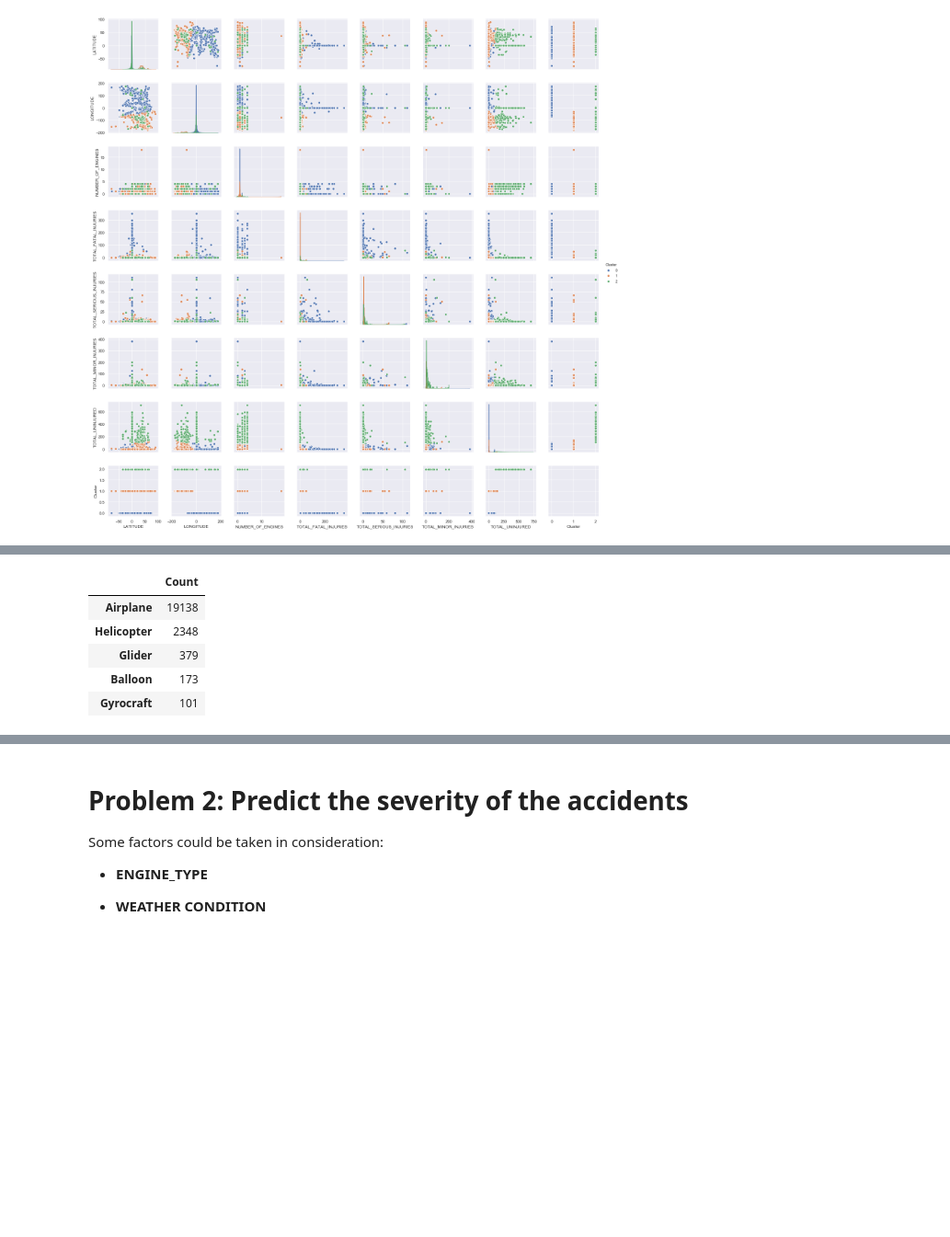
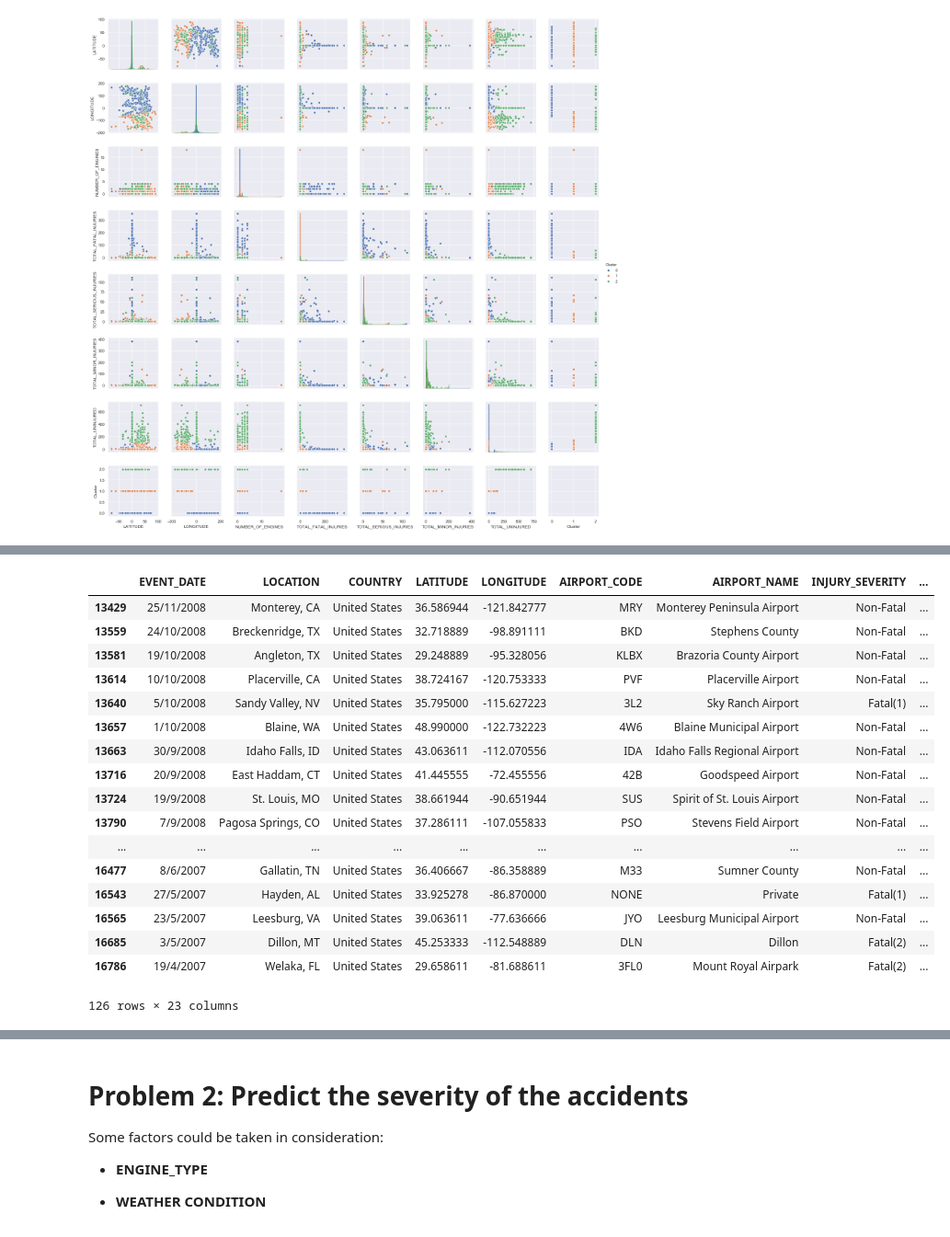
Before and after one commit to saobangmath/CZ1015---Miniproject, a Jupyter notebook: Miniproject.ipynb, the cells around one changed output, grey strips where cells are left out. Shown at 92% size. Cells and saved outputs as stored; diff of their text form; code cells hidden in the pictures; blank space fills up the shorter version.

```diff
--- a/Miniproject.ipynb
+++ b/Miniproject.ipynb
@@ -324,0 +325,8 @@ Data must have variance to compute a kernel density estimate.
+# %%
+# aircraft manufacturer with least amount of injuries
+df = data.dropna()
+df["TOTAL_INJURIES"] = df["TOTAL_FATAL_INJURIES"] + df["TOTAL_SERIOUS_INJURIES"] + df["TOTAL_MINOR_INJURIES"]
+# sort values by total of injuries
+df.sort_values(["TOTAL_INJURIES"], ascending = False)
+# top five injuries records
+df.head()
@@ -325,12 +345,22 @@ Data must have variance to compute a kernel density estimate.
 # %%
 # top five location has highest rate of accidents
-categories = data["AIRCRAFT_CATEGORY"].value_counts().to_frame()
-categories.columns = ["Count"]
-categories.head()
+df.loc[~df['MAKE'].astype(str).str.isdigit()]
 # %% [output]
-|  | Count |
-| Airplane | 19138 |
-| Helicopter | 2348 |
-| Glider | 379 |
-| Balloon | 173 |
-| Gyrocraft | 101 |
+|  | EVENT_DATE | LOCATION | COUNTRY | LATITUDE | LONGITUDE | AIRPORT_CODE | AIRPORT_NAME | INJURY_SEVERITY | ... |
+| 13429 | 25/11/2008 | Monterey, CA | United States | 36.586944 | -121.842777 | MRY | Monterey Peninsula Airport | Non-Fatal | ... |
+| 13559 | 24/10/2008 | Breckenridge, TX | United States | 32.718889 | -98.891111 | BKD | Stephens County | Non-Fatal | ... |
+| 13581 | 19/10/2008 | Angleton, TX | United States | 29.248889 | -95.328056 | KLBX | Brazoria County Airport | Non-Fatal | ... |
+| 13614 | 10/10/2008 | Placerville, CA | United States | 38.724167 | -120.753333 | PVF | Placerville Airport | Non-Fatal | ... |
+| 13640 | 5/10/2008 | Sandy Valley, NV | United States | 35.795000 | -115.627223 | 3L2 | Sky Ranch Airport | Fatal(1) | ... |
+| 13657 | 1/10/2008 | Blaine, WA | United States | 48.990000 | -122.732223 | 4W6 | Blaine Municipal Airport | Non-Fatal | ... |
+| 13663 | 30/9/2008 | Idaho Falls, ID | United States | 43.063611 | -112.070556 | IDA | Idaho Falls Regional Airport | Non-Fatal | ... |
+| 13716 | 20/9/2008 | East Haddam, CT | United States | 41.445555 | -72.455556 | 42B | Goodspeed Airport | Non-Fatal | ... |
+| 13724 | 19/9/2008 | St. Louis, MO | United States | 38.661944 | -90.651944 | SUS | Spirit of St. Louis Airport | Non-Fatal | ... |
+| 13790 | 7/9/2008 | Pagosa Springs, CO | United States | 37.286111 | -107.055833 | PSO | Stevens Field Airport | Non-Fatal | ... |
+| ... | ... | ... | ... | ... | ... | ... | ... | ... | ... |
+| 16477 | 8/6/2007 | Gallatin, TN | United States | 36.406667 | -86.358889 | M33 | Sumner County | Non-Fatal | ... |
+| 16543 | 27/5/2007 | Hayden, AL | United States | 33.925278 | -86.870000 | NONE | Private | Fatal(1) | ... |
+| 16565 | 23/5/2007 | Leesburg, VA | United States | 39.063611 | -77.636666 | JYO | Leesburg Municipal Airport | Non-Fatal | ... |
+| 16685 | 3/5/2007 | Dillon, MT | United States | 45.253333 | -112.548889 | DLN | Dillon | Fatal(2) | ... |
+| 16786 | 19/4/2007 | Welaka, FL | United States | 29.658611 | -81.688611 | 3FL0 | Mount Royal Airpark | Fatal(2) | ... |
+126 rows × 23 columns
```
Also changed, not shown: parts of 22 cells of this notebook.
